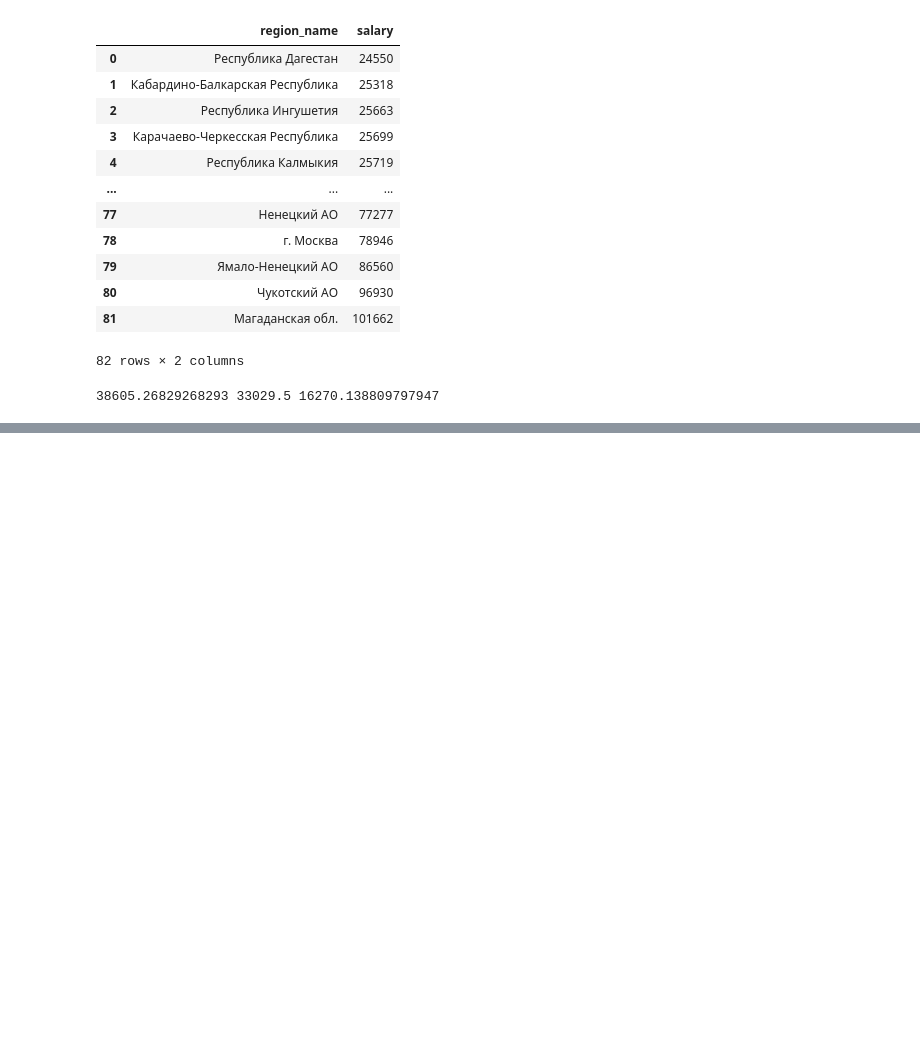
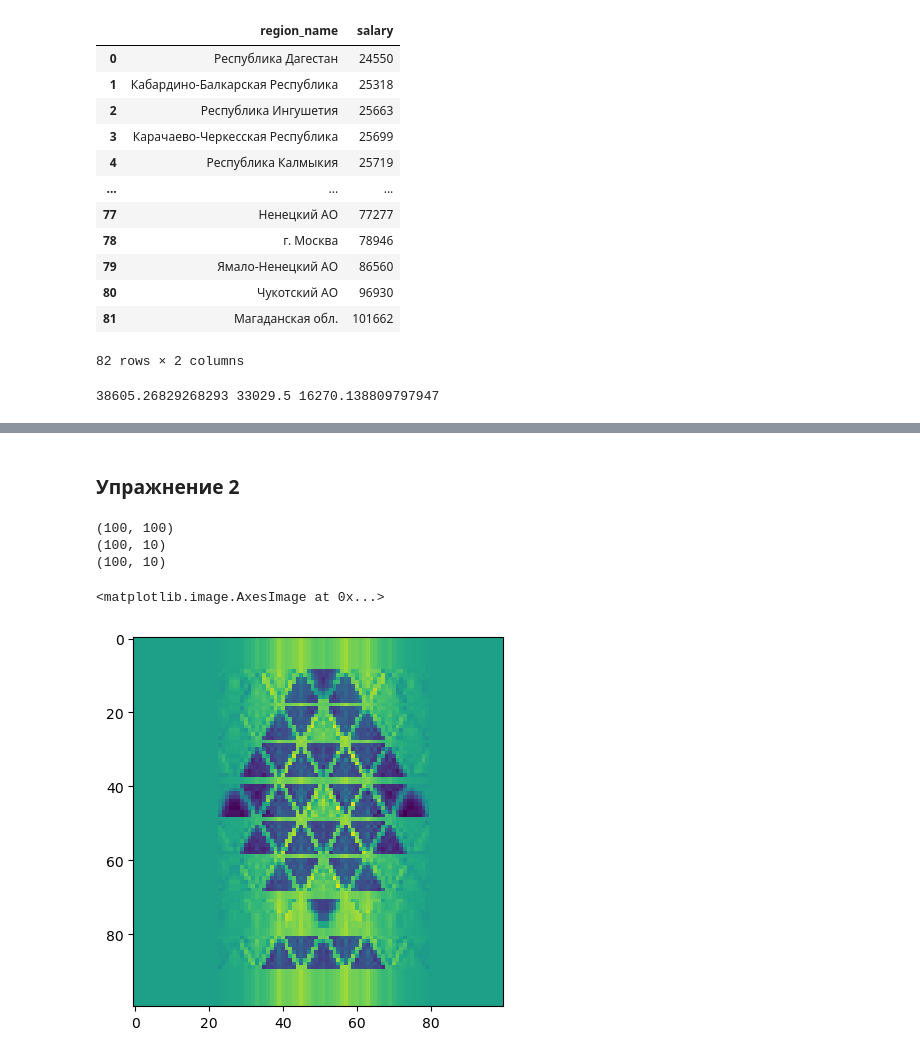
Before and after one commit to FEDOROV-ALEXANDER/ML_Statistics_ITMO, a Jupyter notebook: course/Для курса код.ipynb, the cells around one changed output, grey strips where cells are left out. Saved outputs shown, nothing was run; the diff lists cells and outputs as text; code cells hidden in the pictures; blank space fills up the shorter version.

```diff
--- a/course/Для курса код.ipynb
+++ b/course/Для курса код.ipynb
@@ -45,0 +166,2 @@ print(df['salary'].mean(), df['salary'].median(), df['salary'].std())
+# %% [markdown]
+### Упражнение 2
@@ -45,0 +170,18 @@ print(df['salary'].mean(), df['salary'].median(), df['salary'].std())
+# %%
+x_reduced = genfromtxt(os.getcwd()+r'/input/X_reduced_536.csv', delimiter=';')
+x_loadings = genfromtxt(os.getcwd()+r'/input/X_loadings_536.csv', delimiter=';')
+# %%
+x_start = x_reduced @ x_loadings.T
+# %%
+print(x_start.shape)
+print(x_reduced.shape)
+print(x_loadings.shape)
+# %% [output]
+(100, 100)
+(100, 10)
+(100, 10)
+# %%
+plt.imshow(x_start)
+# %% [output]
+<matplotlib.image.AxesImage at 0x...>
+[figure, added]
```
Also changed, not shown: parts of 19 cells of this notebook.
